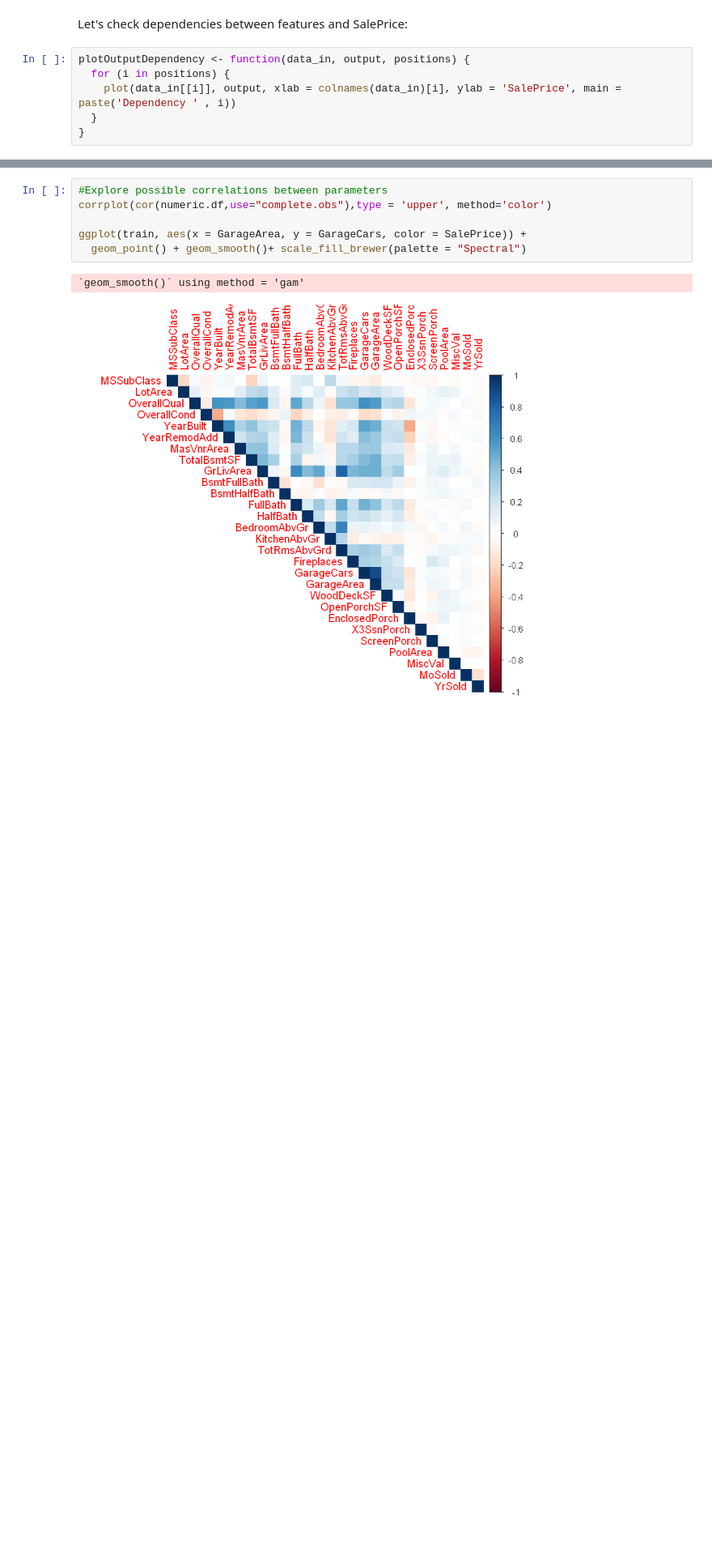
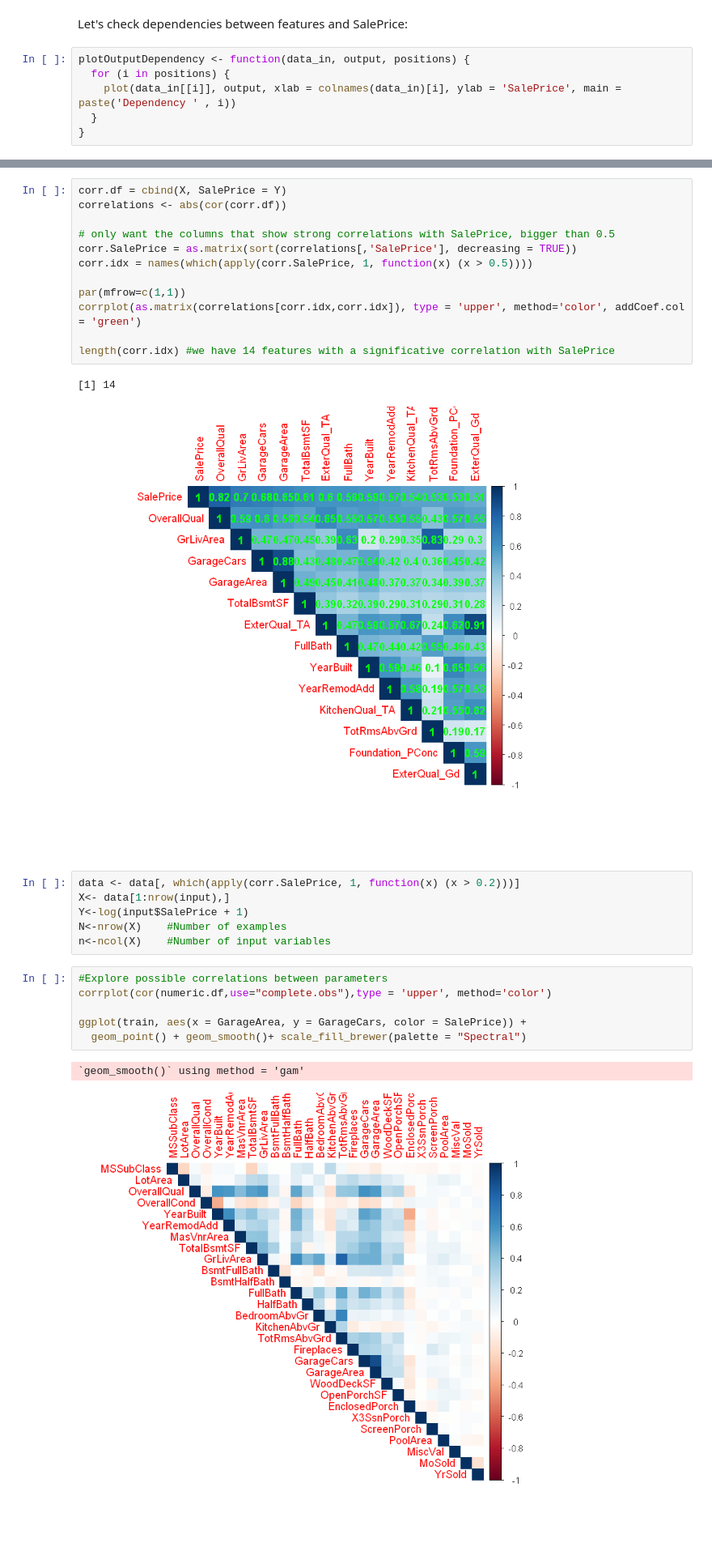
Before and after one commit to ciortanmadalina/BioinfoSem2, a Jupyter notebook: ml/homework.ipynb, the cells around one changed output, grey strips where cells are left out. Shown at 81% size. Saved outputs shown, nothing was run; the diff lists cells and outputs as text; blank space fills up the shorter version.

```diff
--- a/ml/homework.ipynb
+++ b/ml/homework.ipynb
@@ -270,3 +288,24 @@ ERROR: Error in .subset2(x, i, exact = exact): subscript out of bounds
+# %%
+corr.df = cbind(X, SalePrice = Y)
+correlations <- abs(cor(corr.df))
+
+# only want the columns that show strong correlations with SalePrice, bigger than 0.5
+corr.SalePrice = as.matrix(sort(correlations[,'SalePrice'], decreasing = TRUE))
+corr.idx = names(which(apply(corr.SalePrice, 1, function(x) (x > 0.5))))
+
+par(mfrow=c(1,1))
+corrplot(as.matrix(correlations[corr.idx,corr.idx]), type = 'upper', method='color', addCoef.col = 'green')
+
+length(corr.idx) #we have 14 features with a significative correlation with SalePrice
+# %% [output]
+[1] 14
+[figure, added]
+# %%
+data <- data[, which(apply(corr.SalePrice, 1, function(x) (x > 0.2)))]
+X<- data[1:nrow(input),]
+Y<-log(input$SalePrice + 1)
+N<-nrow(X)    #Number of examples
+n<-ncol(X)    #Number of input variables
 # %%
 #Explore possible correlations between parameters
 corrplot(cor(numeric.df,use="complete.obs"),type = 'upper', method='color')
```
Also changed, not shown: parts of 46 cells of this notebook, 1 other file.
